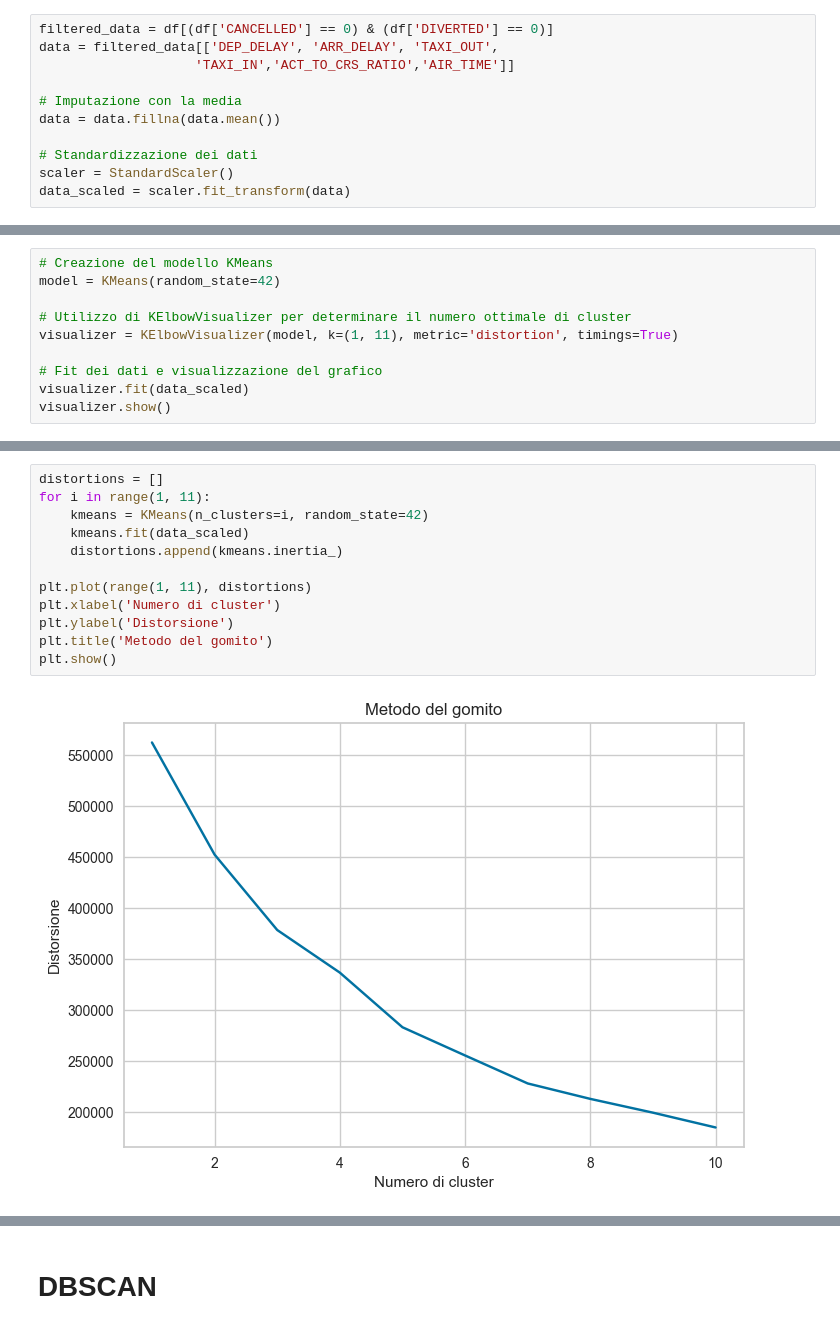
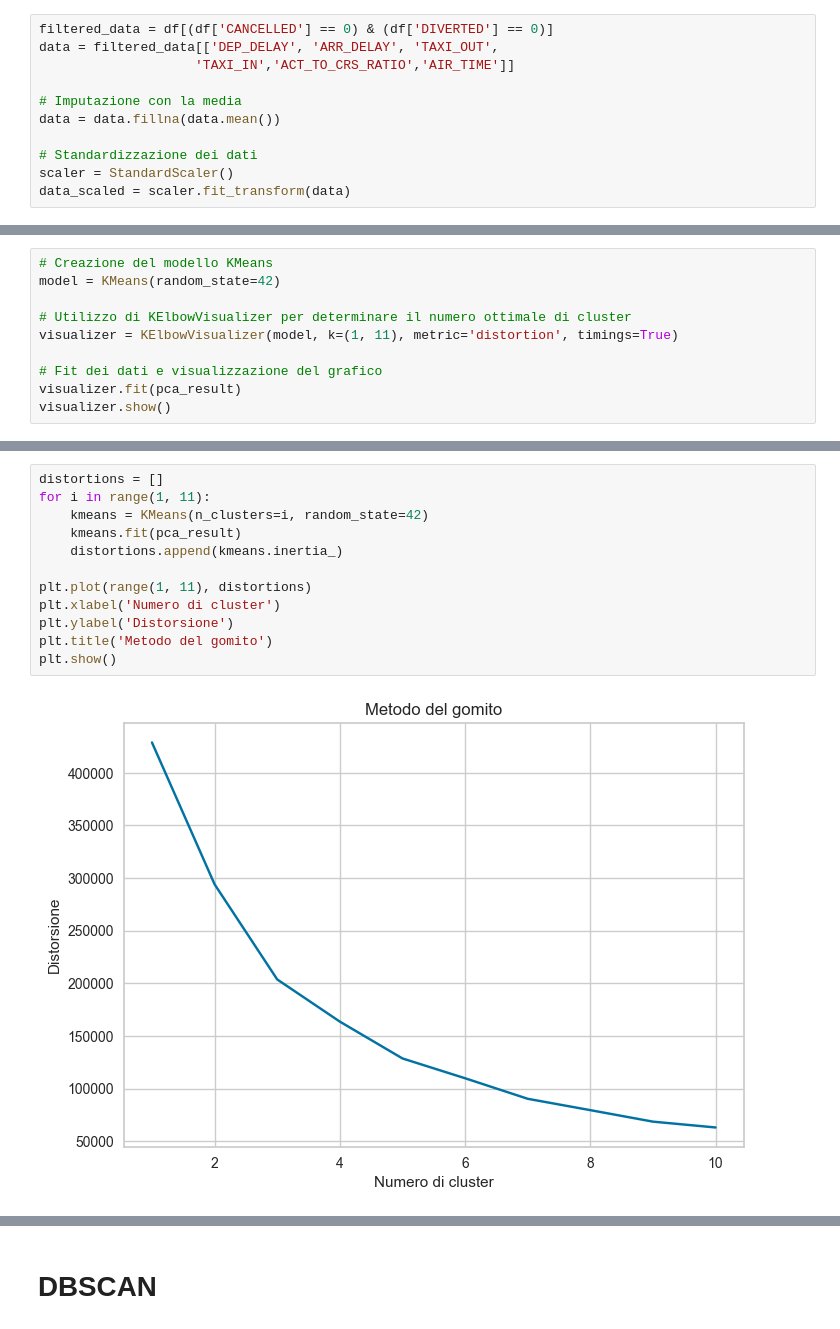
Before and after one commit to Walter-Di-Sabatino/Time-Series-Data-Science-Project, a Jupyter notebook: multi_d_clustering.ipynb, the cells around one changed output, grey strips where cells are left out. Drawn from its saved outputs; the diff is of its cells as text.

```diff
--- a/multi_d_clustering.ipynb
+++ b/multi_d_clustering.ipynb
@@ -68,6 +62,6 @@ model = KMeans(random_state=42)
 visualizer = KElbowVisualizer(model, k=(1, 11), metric='distortion', timings=True)
 
 # Fit dei dati e visualizzazione del grafico
-visualizer.fit(data_scaled)
+visualizer.fit(pca_result)
 visualizer.show()
 # %% [output]
@@ -76,17 +70,17 @@ visualizer.show()
 # %%
 distortions = []
 for i in range(1, 11):
     kmeans = KMeans(n_clusters=i, random_state=42)
-    kmeans.fit(data_scaled)
+    kmeans.fit(pca_result)
     distortions.append(kmeans.inertia_)
 
 plt.plot(range(1, 11), distortions)
 plt.xlabel('Numero di cluster')
 plt.ylabel('Distorsione')
 plt.title('Metodo del gomito')
 plt.show()
 # %% [output]
-[figure, old version]
+[figure, new version]
 # %%
 # Calcolare il "gomito"
 knee = KneeLocator(range(1, 11), distortions, curve="convex", direction="decreasing")
```
Also changed, not shown: parts of 22 cells of this notebook, 2 other files.
